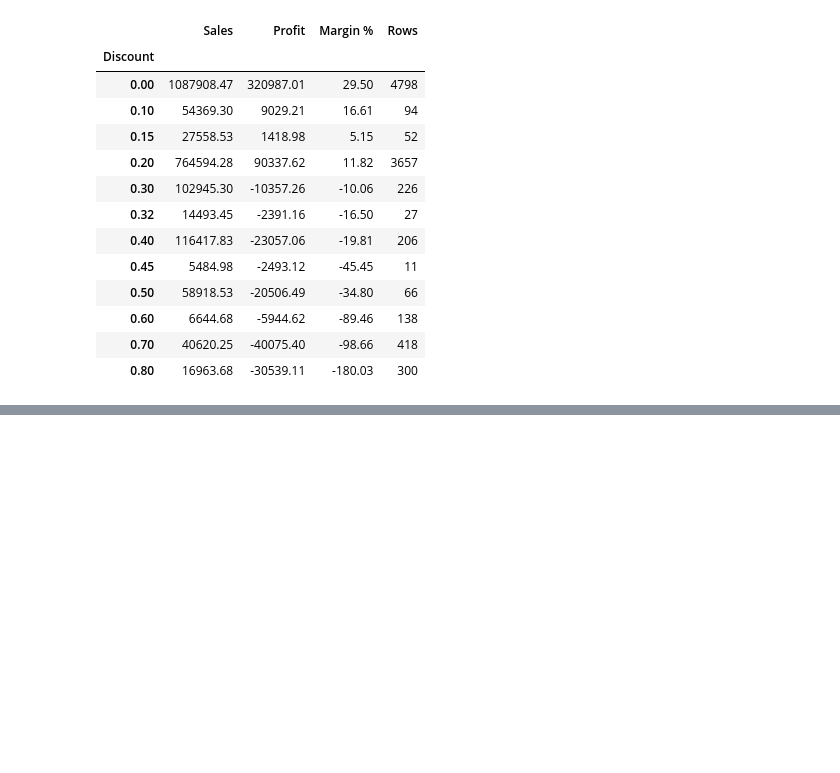
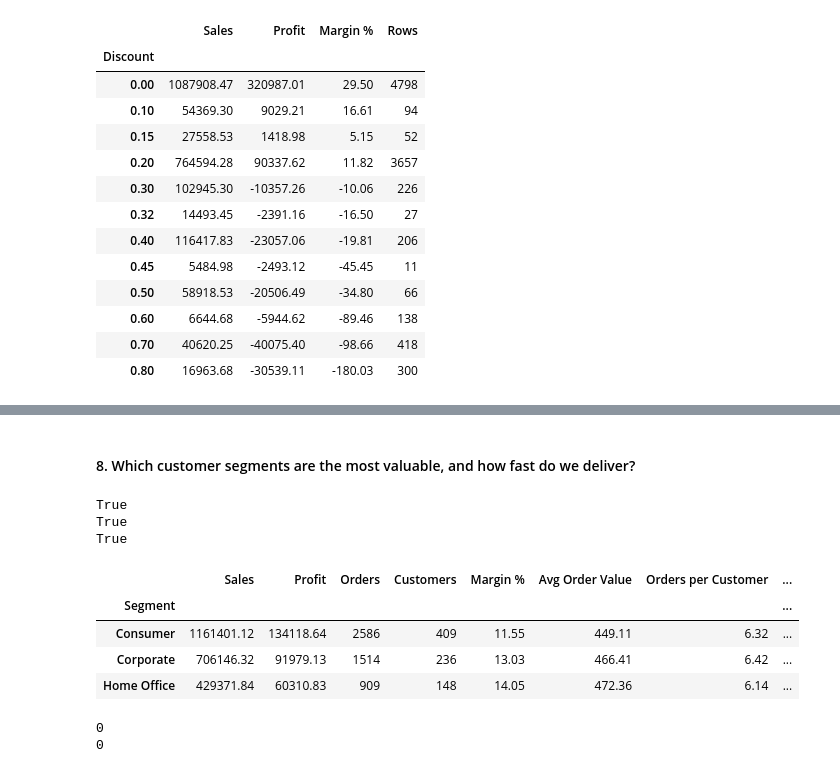
Before and after one commit to ziadKhaled133/superstore-sales-analysis, a Jupyter notebook: Notebooks/03_analysis.ipynb, the cells around one changed output, grey strips where cells are left out. Drawn from its saved outputs; the diff is of its cells as text; code cells hidden in the pictures; blank space fills up the shorter version.

```diff
--- a/Notebooks/03_analysis.ipynb
+++ b/Notebooks/03_analysis.ipynb
@@ -384,0 +590,35 @@ by_discount_value.round(2)
+# %% [markdown]
+#### 8. Which customer segments are the most valuable, and how fast do we deliver?
+# %%
+by_segment = df.groupby('Segment').agg(
+    Sales=('Sales', 'sum'),
+    Profit=('Profit', 'sum'),
+    Orders=('Order ID', 'nunique'),
+    Customers=('Customer ID', 'nunique'),
+)
+by_segment['Margin %'] = by_segment['Profit'] / by_segment['Sales'] * 100
+by_segment['Avg Order Value'] = by_segment['Sales'] / by_segment['Orders']
+by_segment['Orders per Customer'] = by_segment['Orders'] / by_segment['Customers']
+by_segment['Sales per Customer'] = by_segment['Sales'] / by_segment['Customers']
+by_segment = by_segment.sort_values('Profit', ascending=False)
+
+print(round(by_segment['Sales'].sum(), 2) == round(total_sales, 2))
+print(by_segment['Orders'].sum() == total_orders)
+print(by_segment['Customers'].sum() == total_customers)
+
+by_segment.round(2)
+# %% [output]
+True
+True
+True
+|  | Sales | Profit | Orders | Customers | Margin % | Avg Order Value | Orders per Customer | ... |
+| Segment |  |  |  |  |  |  |  | ... |
+| Consumer | 1161401.12 | 134118.64 | 2586 | 409 | 11.55 | 449.11 | 6.32 | ... |
+| Corporate | 706146.32 | 91979.13 | 1514 | 236 | 13.03 | 466.41 | 6.42 | ... |
+| Home Office | 429371.84 | 60310.83 | 909 | 148 | 14.05 | 472.36 | 6.14 | ... |
+# %%
+print((df.groupby('Order ID')['Ship Mode'].nunique() > 1).sum())
+print((df.groupby('Order ID')['Delivery Days'].nunique() > 1).sum())
+# %% [output]
+0
+0
```
Also changed, not shown: parts of 15 cells of this notebook.
